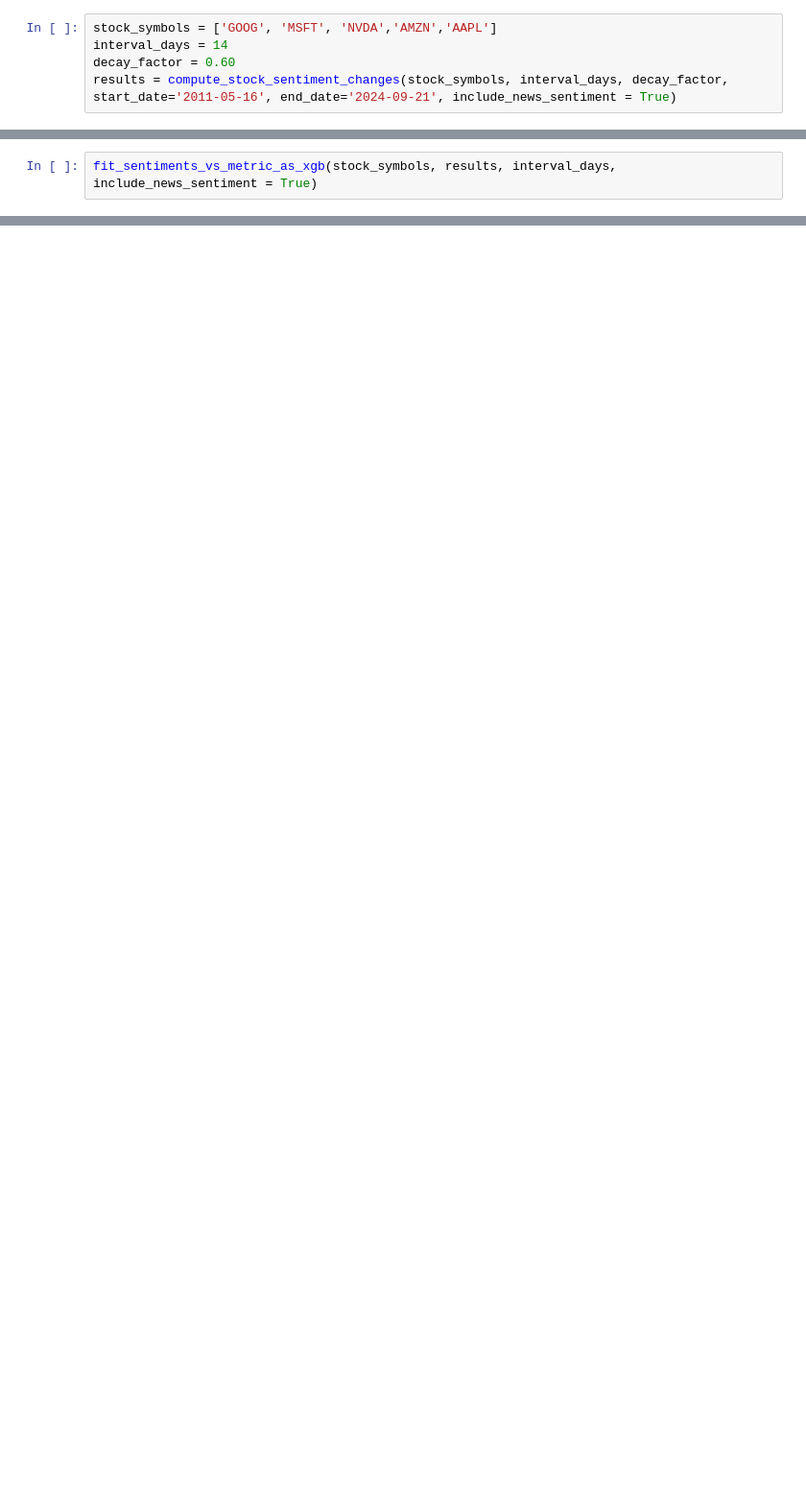
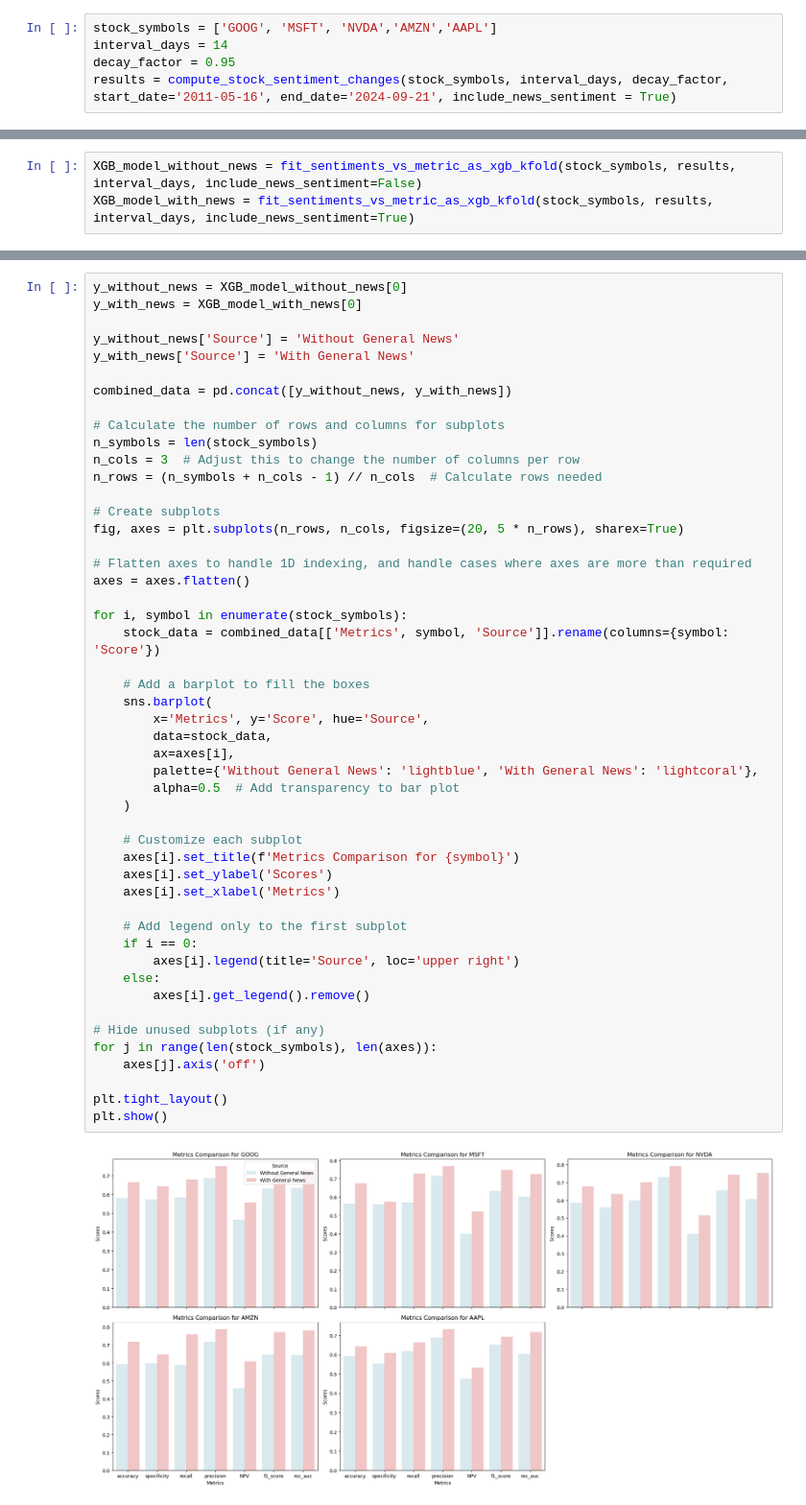
Before and after one commit to rishabhtyagi989/SIGNS_2024, a Jupyter notebook: Model_building.ipynb, the cells around one changed output, grey strips where cells are left out. Shown at 96% size. Drawn from its saved outputs; the diff is of its cells as text; blank space fills up the shorter version.

```diff
--- a/Model_building.ipynb
+++ b/Model_building.ipynb
@@ -183,5 +188,5 @@ def compute_stock_sentiment_changes(stock_symbols, interval_days, decay_factor,
 # %%
 stock_symbols = ['GOOG', 'MSFT', 'NVDA','AMZN','AAPL']
 interval_days = 14
-decay_factor = 0.60
+decay_factor = 0.95
 results = compute_stock_sentiment_changes(stock_symbols, interval_days, decay_factor, start_date='2011-05-16', end_date='2024-09-21', include_news_sentiment = True)
@@ -501,2 +603,3 @@ def fit_sentiments_vs_metric_as_xgb(stock_symbols, results, interval_days, inclu
 # %%
-fit_sentiments_vs_metric_as_xgb(stock_symbols, results, interval_days, include_news_sentiment = True)
+XGB_model_without_news = fit_sentiments_vs_metric_as_xgb_kfold(stock_symbols, results, interval_days, include_news_sentiment=False)
+XGB_model_with_news = fit_sentiments_vs_metric_as_xgb_kfold(stock_symbols, results, interval_days, include_news_sentiment=True)
@@ -543,0 +606,51 @@ ROC-AUC: 0.9983
+# %%
+y_without_news = XGB_model_without_news[0]
+y_with_news = XGB_model_with_news[0]
+
+y_without_news['Source'] = 'Without General News'
+y_with_news['Source'] = 'With General News'
+
+combined_data = pd.concat([y_without_news, y_with_news])
+
+# Calculate the number of rows and columns for subplots
+n_symbols = len(stock_symbols)
+n_cols = 3  # Adjust this to change the number of columns per row
+n_rows = (n_symbols + n_cols - 1) // n_cols  # Calculate rows needed
+
+# Create subplots
+fig, axes = plt.subplots(n_rows, n_cols, figsize=(20, 5 * n_rows), sharex=True)
+
+# Flatten axes to handle 1D indexing, and handle cases where axes are more than required
+axes = axes.flatten()
+
+for i, symbol in enumerate(stock_symbols):
+    stock_data = combined_data[['Metrics', symbol, 'Source']].rename(columns={symbol: 'Score'})
+
+    # Add a barplot to fill the boxes
+    sns.barplot(
+        x='Metrics', y='Score', hue='Source',
+        data=stock_data,
+        ax=axes[i],
+        palette={'Without General News': 'lightblue', 'With General News': 'lightcoral'},
+        alpha=0.5  # Add transparency to bar plot
+    )
+
+    # Customize each subplot
+    axes[i].set_title(f'Metrics Comparison for {symbol}')
+    axes[i].set_ylabel('Scores')
+    axes[i].set_xlabel('Metrics')
+
+    # Add legend only to the first subplot
+    if i == 0:
+        axes[i].legend(title='Source', loc='upper right')
+    else:
+        axes[i].get_legend().remove()
+
+# Hide unused subplots (if any)
+for j in range(len(stock_symbols), len(axes)):
+    axes[j].axis('off')
+
+plt.tight_layout()
+plt.show()
+# %% [output]
+[figure, added]
```
Also changed, not shown: parts of 13 cells of this notebook.
